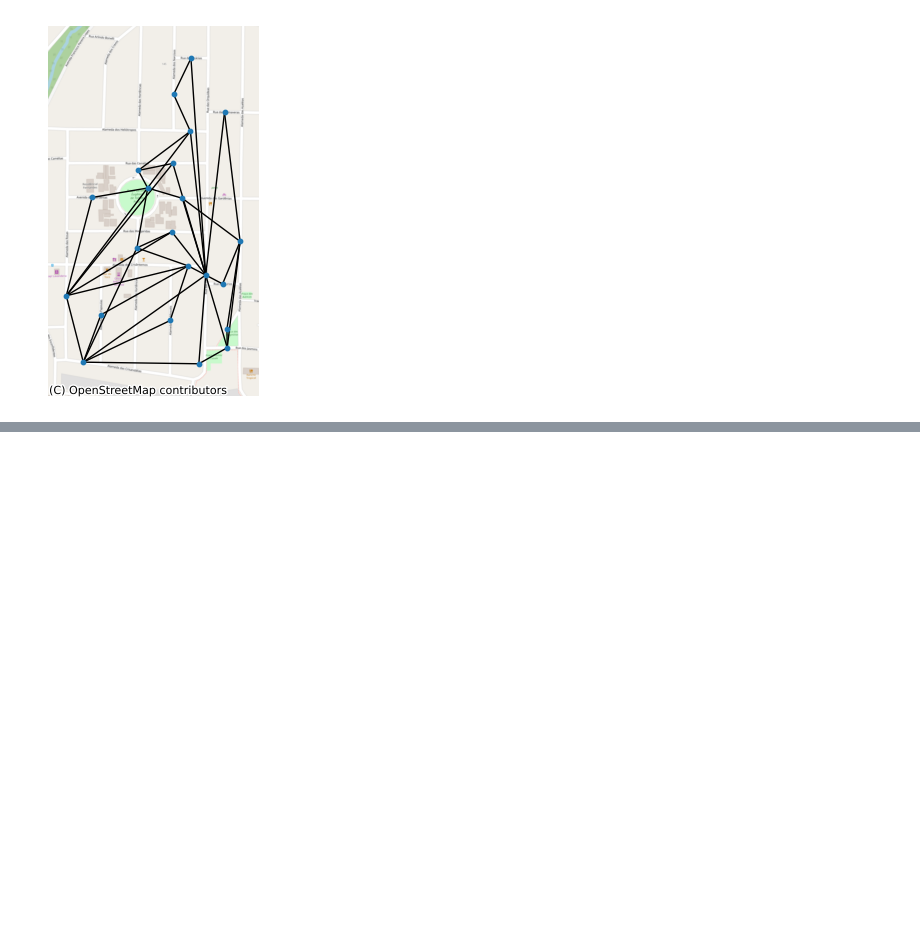
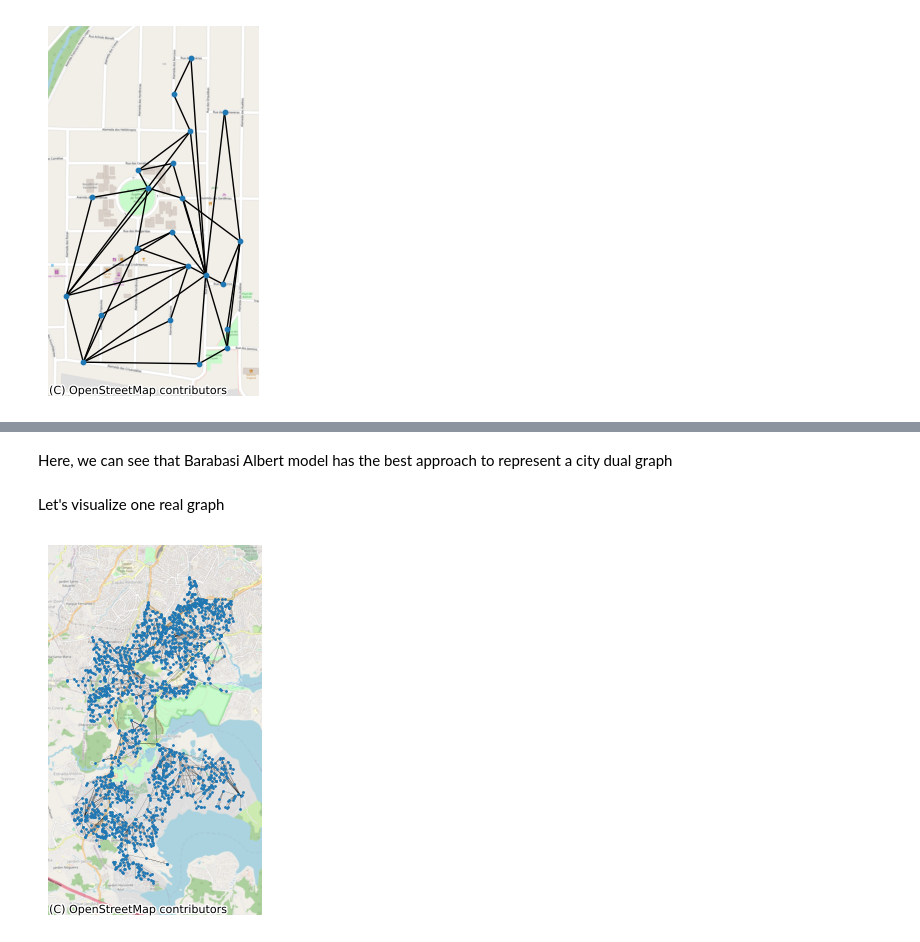
Before and after one commit to vitorfrois/complex-networks-navigation, a Jupyter notebook: main.ipynb, the cells around one changed output, grey strips where cells are left out. Cells and saved outputs as stored; diff of their text form; code cells hidden in the pictures; blank space fills up the shorter version.

```diff
--- a/main.ipynb
+++ b/main.ipynb
@@ -282,13 +275,20 @@ places = [
 #     ['Campo Limpo, São Paulo, Brazil'],
     ['Grajaú, São Paulo, Brazil'],
     ['Capão Redondo, São Paulo, Brazil'],
-    ['República, São Paulo, Brazil']]
+    ['República, São Paulo, Brazil'],
+    ['Jardim Ângela, São Paulo, Brazil'],
+    ['Centro, São Paulo, Brazil'],
+    ['Moema, São Paulo, Brazil'],
+    ['Higienópolis, São Paulo, Brazil'],
+    ['Itaim Bibi, São Paulo, Brazil'],
+]
+
 
 graph_list = []
 avg_list = []
 stats = {}
 for place in places:
     G = ox.graph_from_place(place, network_type='drive', which_result=1)
-    G_si = SearchInformation(G)
-    avg = G_si.get_average_search_information()
-    graph_list.append((place, G))
+    G = ox.get_undirected(ox.projection.project_graph(G))
+    dual_graph = StreetContinuity.get_dual_graph(G)
+    graph_list.append((place, dual_graph))
@@ -296,0 +313,20 @@ Inicializando
+# %% [markdown]
+Here, we can see that Barabasi Albert model has the best approach to represent a city dual graph
+# %% [markdown]
+Let's visualize one real graph
+# %%
+_, graph_to_draw = graph_list[3]
+
+fig, ax = plt.subplots()
+
+nx.draw(
+    graph_to_draw,
+    {idx: [data['x'], data['y']] for idx, data in list(graph_to_draw.nodes(data=True))},
+    ax=ax, node_size=1, width=0.1
+)
+cx.add_basemap(ax, crs=G.graph['crs'], source=cx.providers.OpenStreetMap.Mapnik)
+ax.axis("off")
+
+plt.show()
+# %% [output]
+[figure, added]
```
Also changed, not shown: parts of 15 cells of this notebook, 2 other files.
